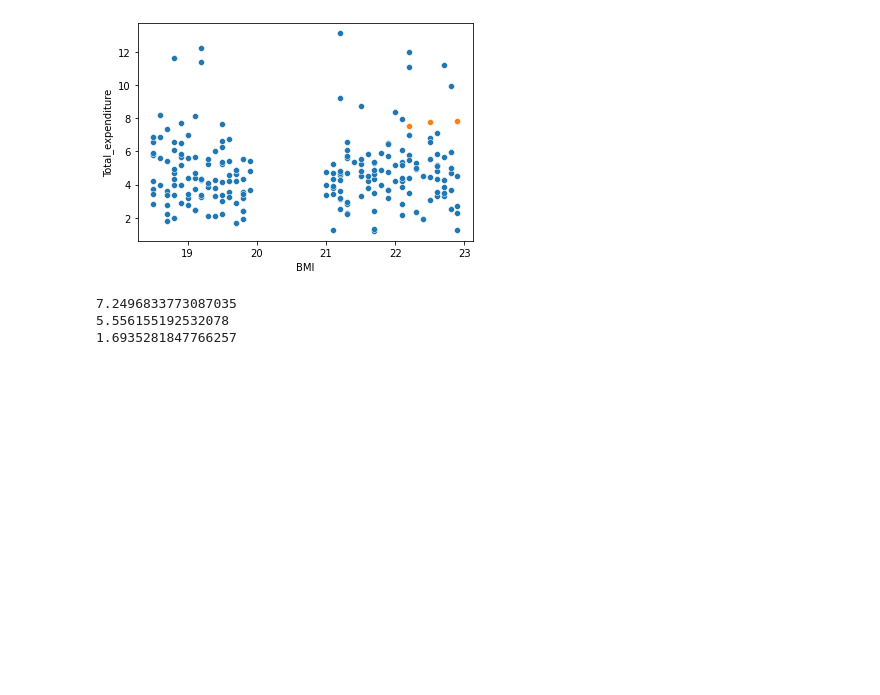
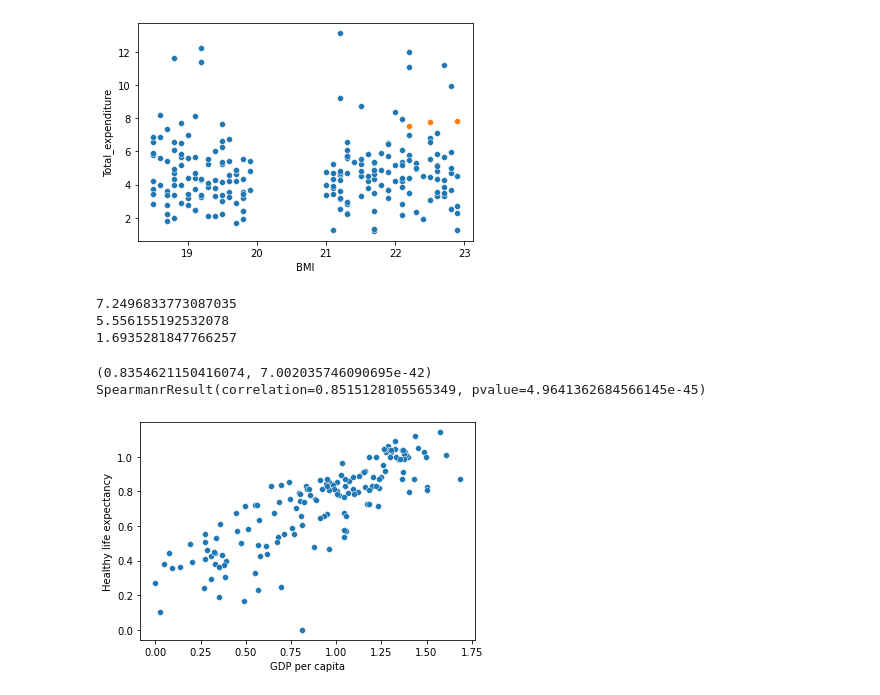
Before and after one commit to doraemon49/SDA-22-2, a Jupyter notebook: Life.ipynb, the cells around one changed output. Drawn from its saved outputs; the diff is of its cells as text; code cells hidden in the pictures; blank space fills up the shorter version.

Commit message:
GDP와 건강한 기대수명 상관 관계 분석

```diff
--- a/Life.ipynb
+++ b/Life.ipynb
@@ -1077,3 +1077,18 @@ print(developed_country['Total_expenditure'].mean() - developing_country['Total_
 7.2496833773087035
 5.556155192532078
 1.6935281847766257
+# %%
+#new data
+#gdp별 건강한 기대수명 상관 관계
+df = pd.read_csv("2019.csv")
+df.head()
+df1 = df[["GDP per capita","Healthy life expectancy"]]
+sns.scatterplot(data=df1,x="GDP per capita",y="Healthy life expectancy")
+print(stats.pearsonr(df1["GDP per capita"],df1["Healthy life expectancy"]))
+print(stats.spearmanr(df1["GDP per capita"],df1["Healthy life expectancy"]))
+#gdp와 건강한 기대 수명이 강한 양적 상관 관계 갖는다.
+#gdp가 높을 수록, 기대 수명이 높은 것을 알 수 있다.
+# %% [output]
+(0.8354621150416074, 7.002035746090695e-42)
+SpearmanrResult(correlation=0.8515128105565349, pvalue=4.9641362684566145e-45)
+[figure, added]
```
Also changed, not shown: parts of 1 cell of this notebook, 1 other file.
